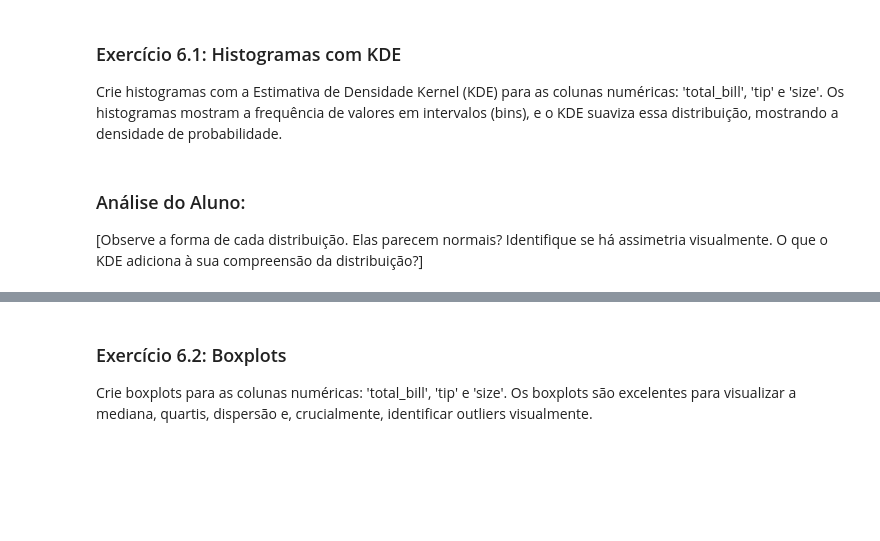
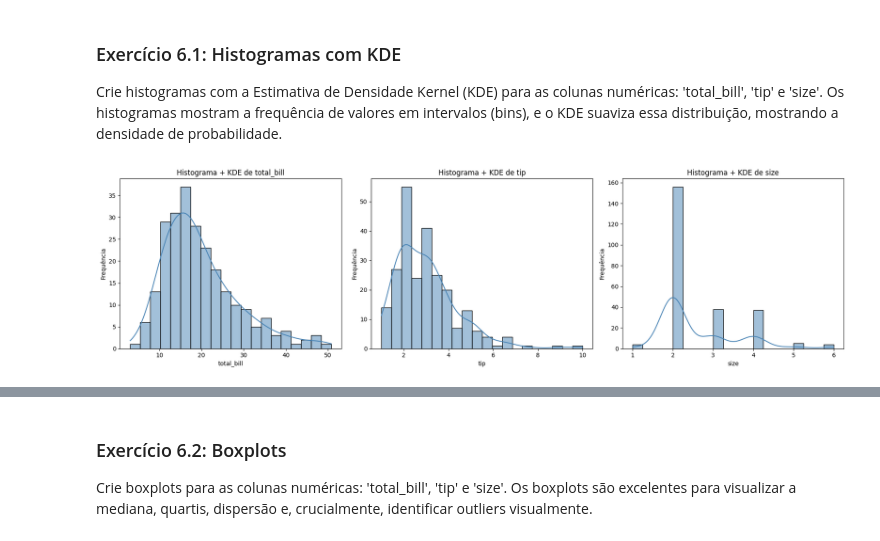
Before and after one commit to vbluuiza/estatistica-descritiva-e-exploratoria-cs, a Jupyter notebook: notebooks/Atividade_estatística_descritiva.ipynb, the cells around one changed output, grey strips where cells are left out. Drawn from its saved outputs; the diff is of its cells as text; code cells hidden in the pictures; blank space fills up the shorter version.

```diff
--- a/notebooks/Atividade_estatística_descritiva.ipynb
+++ b/notebooks/Atividade_estatística_descritiva.ipynb
@@ -312,3 +332,15 @@ Crie histogramas com a Estimativa de Densidade Kernel (KDE) para as colunas num
-# %% [markdown]
-### Análise do Aluno:
-[Observe a forma de cada distribuição. Elas parecem normais? Identifique se há assimetria visualmente. O que o KDE adiciona à sua compreensão da distribuição?]
+# %%
+numeric_cols = ['total_bill', 'tip', 'size']
+
+fig, axes = plt.subplots(1, 3, figsize=(18, 5))
+
+for i, col in enumerate(numeric_cols):
+    sns.histplot(df[col], kde=True, bins=20, ax=axes[i], color='steelblue')
+    axes[i].set_title(f'Histograma + KDE de {col}')
+    axes[i].set_xlabel(col)
+    axes[i].set_ylabel('Frequência')
+
+plt.tight_layout()
+plt.show()
+# %% [output]
+[figure, added]
```
Also changed, not shown: parts of 20 cells of this notebook.
